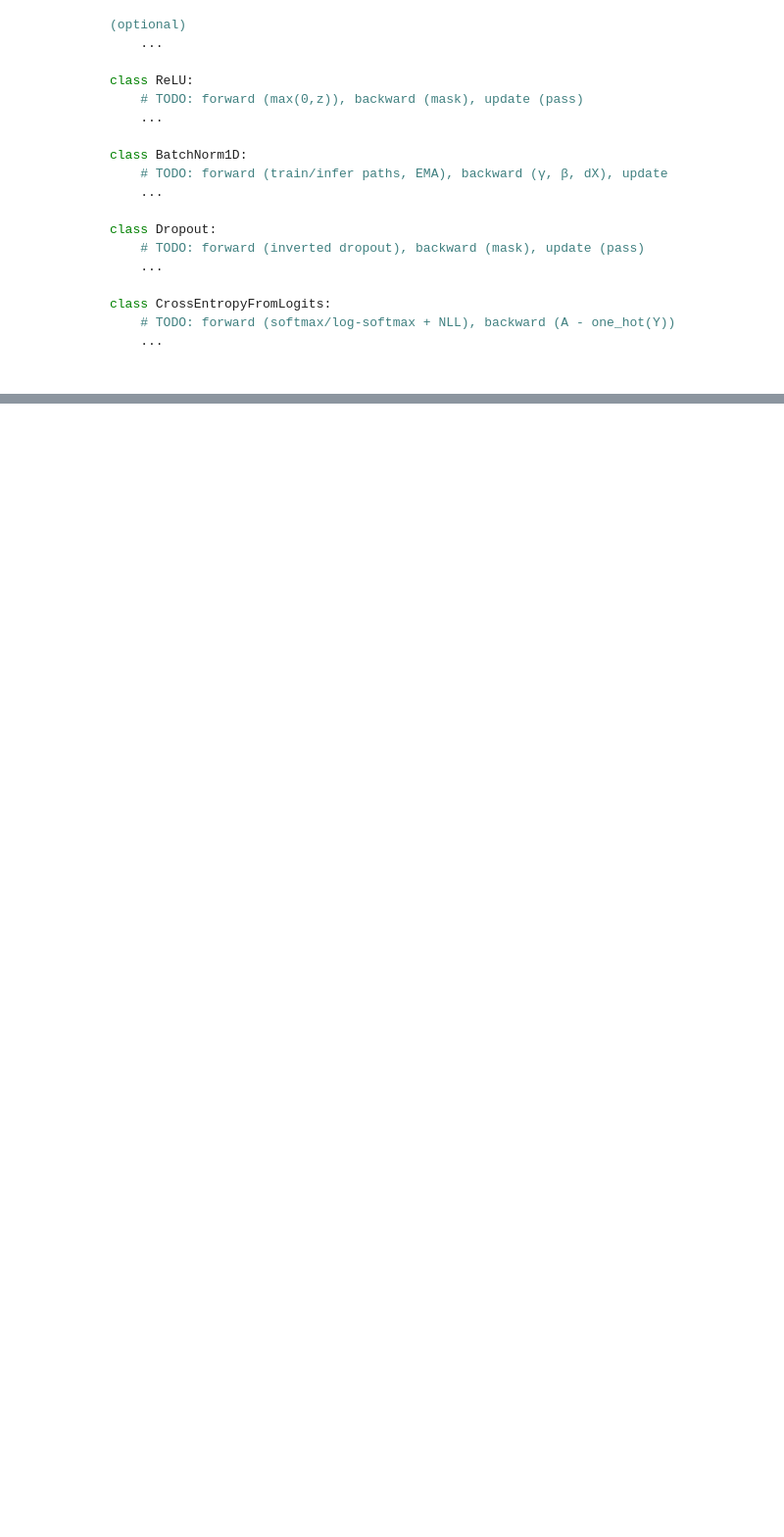
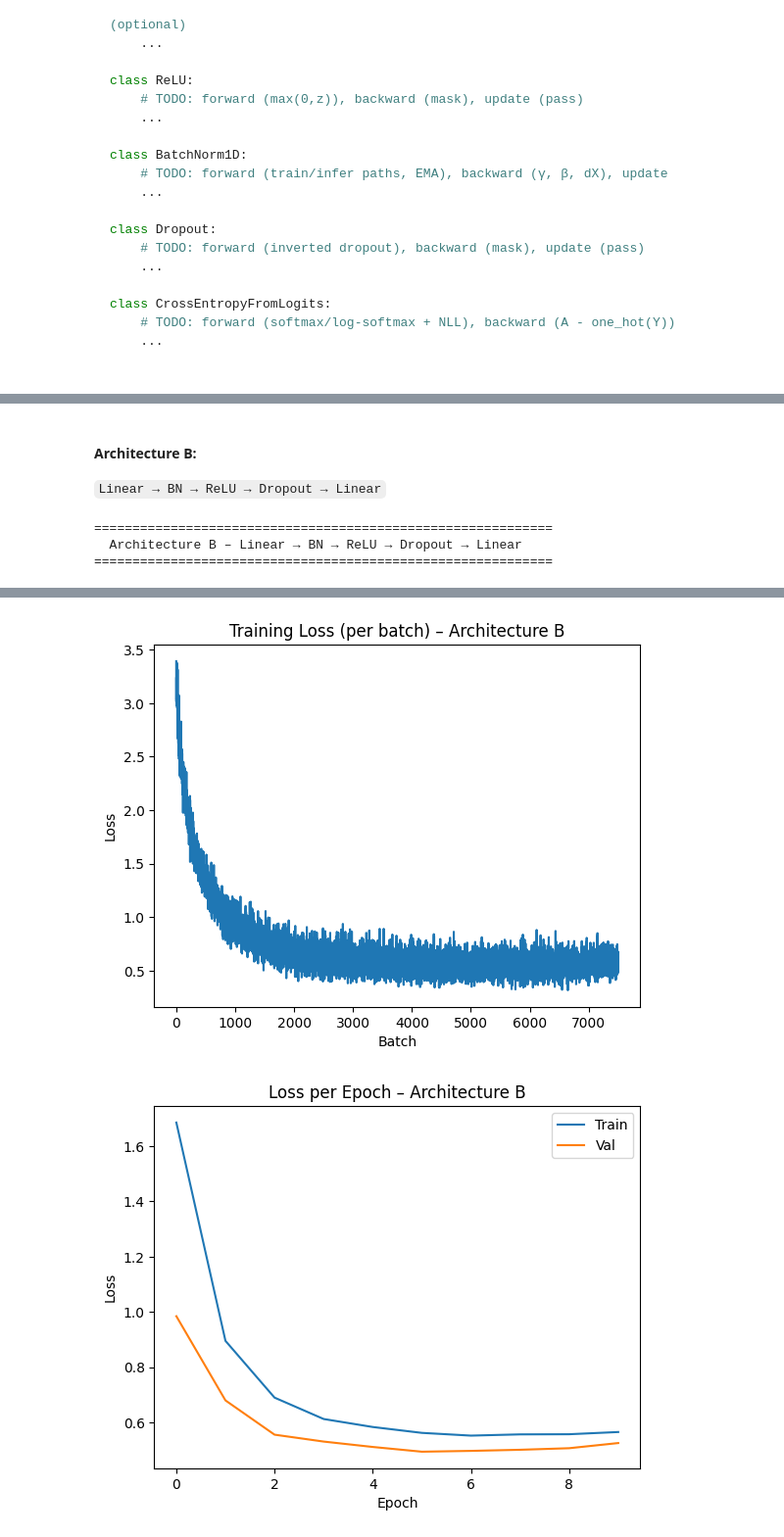
Before and after one commit to jpcastanom/Workshops-AI, a Jupyter notebook: Workshop 1/MiniTorchWorkshop.ipynb, the cells around one changed output, grey strips where cells are left out. Shown at 98% size. Cells and saved outputs as stored; diff of their text form; code cells hidden in the pictures; blank space fills up the shorter version.

```diff
--- a/Workshop 1/MiniTorchWorkshop.ipynb
+++ b/Workshop 1/MiniTorchWorkshop.ipynb
@@ -1762,0 +1667,29 @@ Epoch 10/10 | lr=0.00625 | Train Loss: 0.7665  Acc: 0.8478 | Val Loss: 0.7722  A
+# %% [markdown]
+#### Architecture B:
+``Linear → BN → ReLU → Dropout → Linear``
+# %%
+net_B = Net()
+net_B.add(Linear(n_features, 256, device=device))
+net_B.add(BatchNorm1D(256, device=device))
+net_B.add(ReLU())
+net_B.add(Dropout(p=0.2, device=device))
+net_B.add(Linear(256, n_classes, device=device))
+
+history_B, batch_losses_B = train_model(net_B, "Architecture B – Linear → BN → ReLU → Dropout → Linear")
+
+plt.figure(); plt.plot(np.array(batch_losses_B))
+plt.xlabel('Batch'); plt.ylabel('Loss'); plt.title('Training Loss (per batch) – Architecture B'); plt.show()
+
+plt.figure()
+plt.plot(history_B["train_loss"], label='Train')
+plt.plot(history_B["val_loss"],   label='Val')
+plt.xlabel('Epoch'); plt.ylabel('Loss'); plt.legend(); plt.title('Loss per Epoch – Architecture B'); plt.show()
+
+plt.figure()
+plt.plot(history_B["train_acc"], label='Train')
+plt.plot(history_B["val_acc"],   label='Val')
+plt.xlabel('Epoch'); plt.ylabel('Accuracy'); plt.legend(); plt.title('Accuracy per Epoch – Architecture B'); plt.show()
+# %% [output]
+============================================================
+  Architecture B – Linear → BN → ReLU → Dropout → Linear
+============================================================
@@ -1762,0 +1706,2 @@ Epoch 10/10 | lr=0.00625 | Train Loss: 0.7665  Acc: 0.8478 | Val Loss: 0.7722  A
+[figure, added]
+[figure, added]
```
Also changed, not shown: parts of 22 cells of this notebook.
